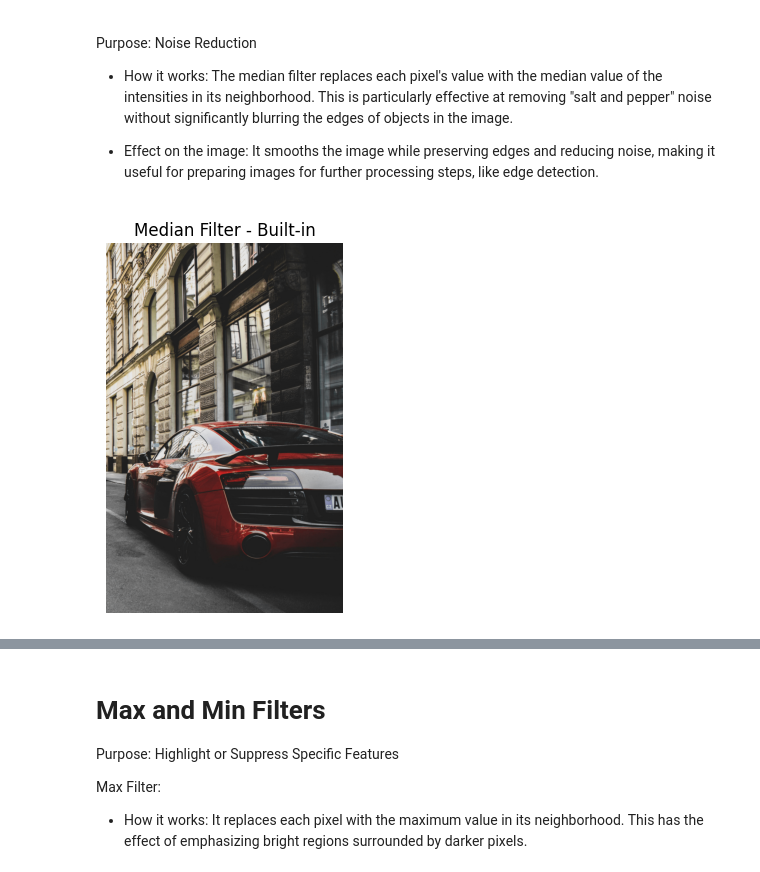
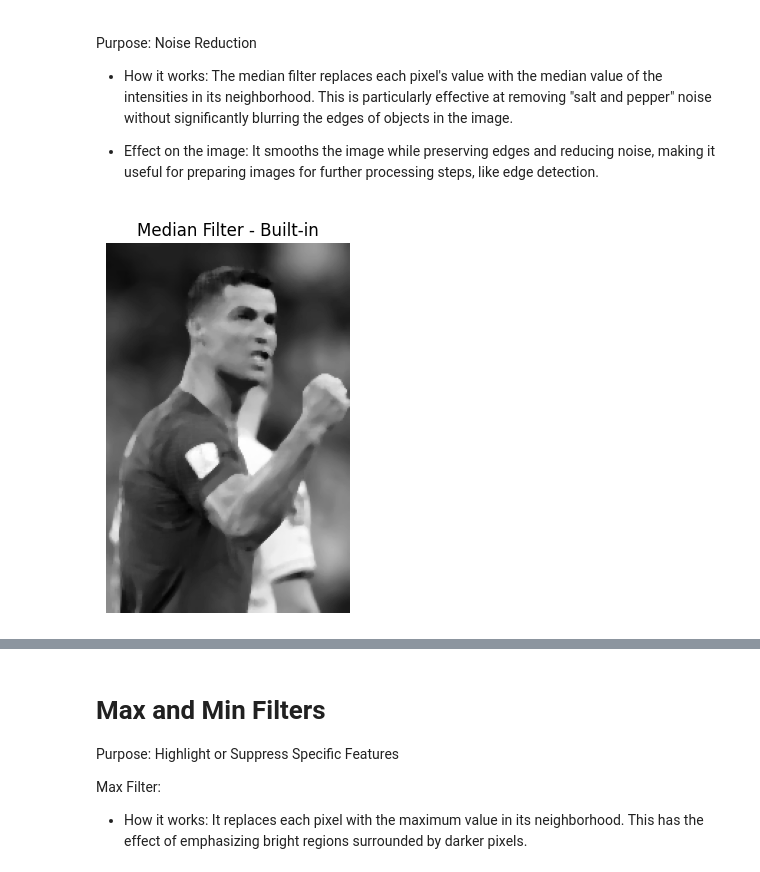
Before and after one commit to szm7/CV, a Jupyter notebook: CV_Lab6.ipynb, the cells around one changed output, grey strips where cells are left out. Cells and saved outputs as stored; diff of their text form; code cells hidden in the pictures.

```diff
--- a/CV_Lab6.ipynb
+++ b/CV_Lab6.ipynb
@@ -3,15 +1,12 @@
 # %%
 import numpy as np
 import matplotlib.pyplot as plt
-from skimage import io, util
+import cv2
 from scipy.ndimage import median_filter, maximum_filter, minimum_filter
-from skimage.filters.rank import mean_bilateral
-from skimage.morphology import disk
 
-image_path = '/content/pexels-may-dayua-1545743.jpg'
-image = io.imread(image_path)
+image_gray = cv2.imread('/content/9_1.jpg', 0)
 
-plt.imshow(image)
+plt.imshow(image_gray, cmap='gray')
 plt.title('Original Image')
 plt.axis('off')
 plt.show()
@@ -26,14 +21,14 @@ median value of the intensities in its neighborhood. This is particularly effect
 
 * Effect on the image: It smooths the image while preserving edges and reducing noise, making it useful for preparing images for further processing steps, like edge detection.
 # %%
-filtered_image = median_filter(image, size=3)
+filtered_image = cv2.medianBlur(image_gray, 5)
 
-plt.imshow(filtered_image)
+plt.imshow(filtered_image, cmap='gray')
 plt.title('Median Filter - Built-in')
 plt.axis('off')
 plt.show()
 # %% [output]
-[figure, old version]
+[figure, new version]
 # %%
 # user-defined
 
```
Also changed, not shown: parts of 9 cells of this notebook.
